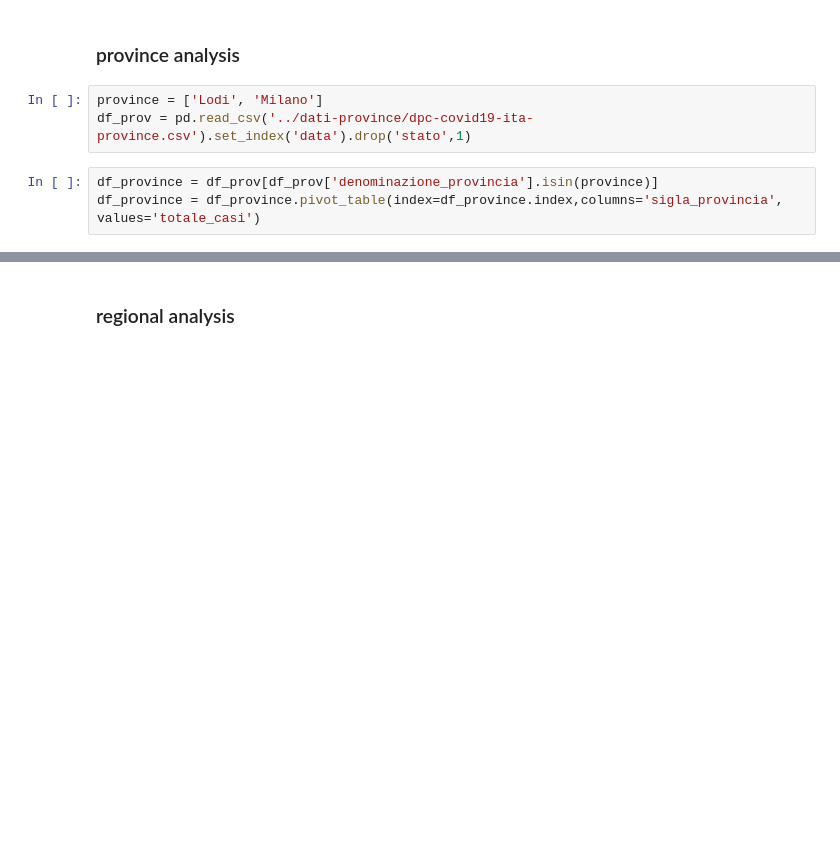
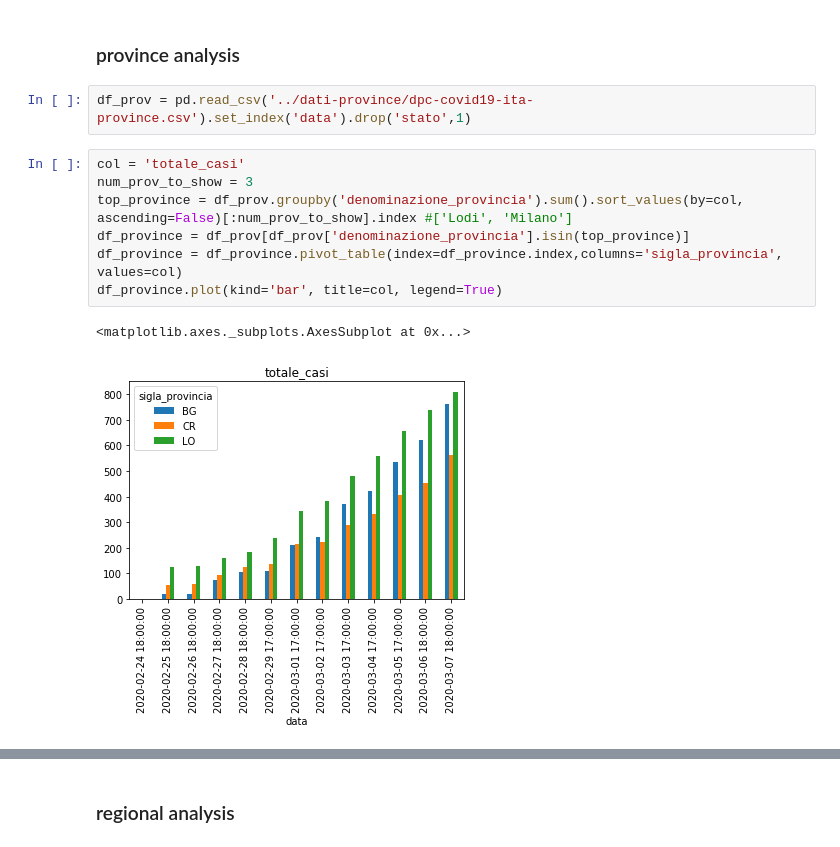
Before and after one commit to dtrifiro/COVID-19, a Jupyter notebook: notebooks/E.D.A..ipynb, the cells around one changed output, grey strips where cells are left out. Cells and saved outputs as stored; diff of their text form; blank space fills up the shorter version.

```diff
--- a/notebooks/E.D.A..ipynb
+++ b/notebooks/E.D.A..ipynb
@@ -67,9 +45,15 @@ df_naz[['nuovi_attualmente_positivi', 'delta_totale_casi','delta_dimessi_guariti
 # %% [markdown]
 ### province analysis
 # %%
-province = ['Lodi', 'Milano']
 df_prov = pd.read_csv('../dati-province/dpc-covid19-ita-province.csv').set_index('data').drop('stato',1)
-# %%
-df_province = df_prov[df_prov['denominazione_provincia'].isin(province)]
-df_province = df_province.pivot_table(index=df_province.index,columns='sigla_provincia', values='totale_casi')
+# %%
+col = 'totale_casi'
+num_prov_to_show = 3
+top_province = df_prov.groupby('denominazione_provincia').sum().sort_values(by=col, ascending=False)[:num_prov_to_show].index #['Lodi', 'Milano']
+df_province = df_prov[df_prov['denominazione_provincia'].isin(top_province)]
+df_province = df_province.pivot_table(index=df_province.index,columns='sigla_provincia', values=col)
+df_province.plot(kind='bar', title=col, legend=True)
+# %% [output]
+<matplotlib.axes._subplots.AxesSubplot at 0x...>
+[figure, added]
 # %%
```
Also changed, not shown: parts of 13 cells of this notebook.
